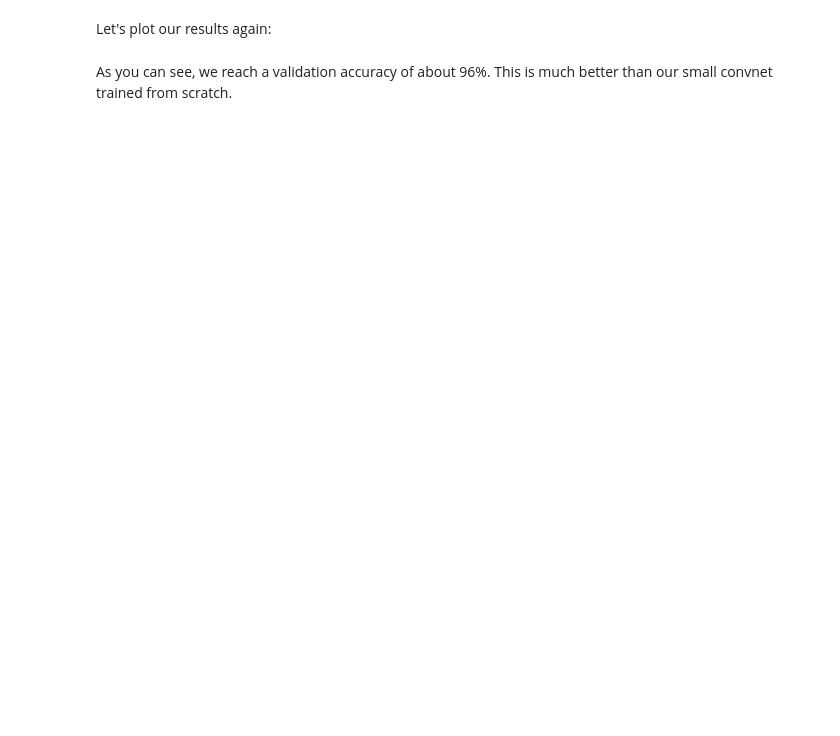
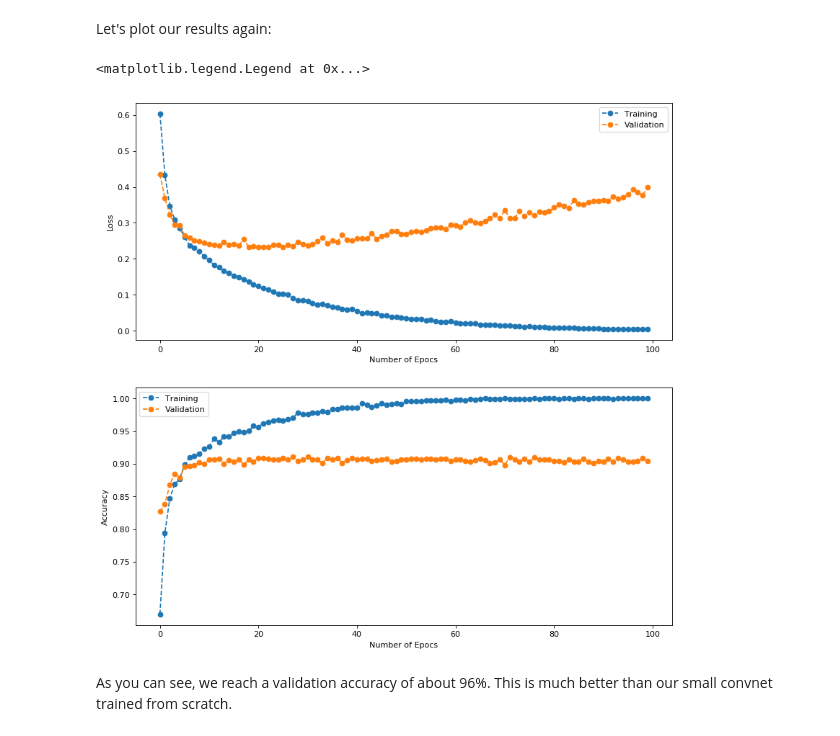
Before and after one commit to CurtinIDS/cic-ml-intermediate-workshop, a Jupyter notebook: notebooks/python/2.4-using-a-pretrained-convnet.ipynb, the cells around one changed output. Cells and saved outputs as stored; diff of their text form; code cells hidden in the pictures; blank space fills up the shorter version.

```diff
--- a/notebooks/python/2.4-using-a-pretrained-convnet.ipynb
+++ b/notebooks/python/2.4-using-a-pretrained-convnet.ipynb
@@ -327,21 +423,22 @@ model.summary()
 Let's plot our results again:
 # %%
 import matplotlib.pyplot as plt
-
-epochs = range(len(acc))
 
 f, (ax1, ax2) = plt.subplots(2, 1, figsize=(12, 12), dpi= 80)
 
 ax1.plot(history['loss'], 'o--', label='Training')
 ax1.plot(history['val_loss'], 'o--', label='Validation')
 ax1.set_xlabel('Number of Epocs')
 ax1.set_ylabel('Loss')
 ax1.legend()
+ax2.plot(history['acc'], 'o--', label='Training')
 ax2.plot(history['val_acc'], 'o--', label='Validation')
-ax2.plot(history['acc'], 'o--', label='Training')
 ax2.set_xlabel('Number of Epocs')
 ax2.set_ylabel('Accuracy')
 ax2.legend()
+# %% [output]
+<matplotlib.legend.Legend at 0x...>
+[figure, added]
 # %% [markdown]
 As you can see, we reach a validation accuracy of about 96%. This is much better than our small convnet trained from scratch.
 # %% [markdown]
```
Also changed, not shown: parts of 16 cells of this notebook.
